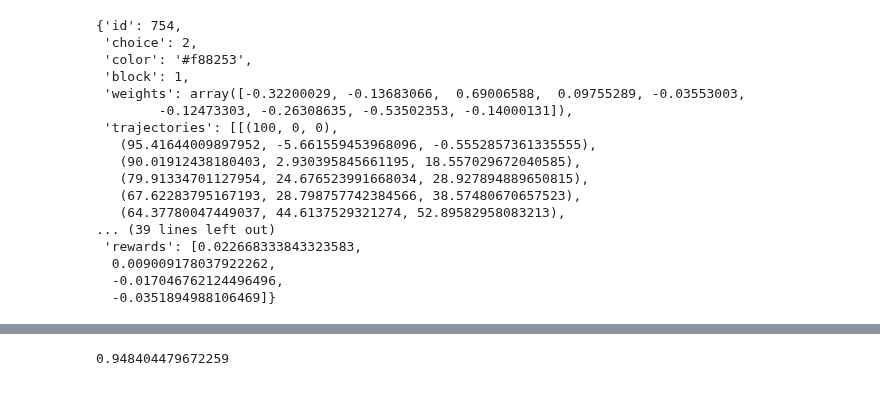
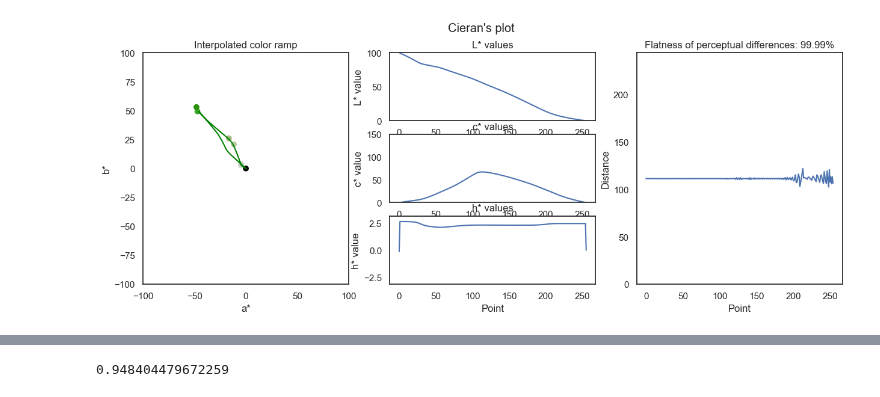
Before and after one commit to matthhong/cieran, a Jupyter notebook: Cieran.ipynb, the cells around one changed output, grey strips where cells are left out. Saved outputs shown, nothing was run; the diff lists cells and outputs as text; code cells hidden in the pictures.

```diff
--- a/Cieran.ipynb
+++ b/Cieran.ipynb
@@ -27,20 +19,0 @@ GridBox(children=(Output(outputs=({'output_type': 'display_data', 'data': {'text
-# %%
-cie.data
-# %% [output]
-{'id': 754,
- 'choice': 2,
- 'color': '#f88253',
- 'block': 1,
- 'weights': array([-0.32200029, -0.13683066,  0.69006588,  0.09755289, -0.03553003,
-        -0.12473303, -0.26308635, -0.53502353, -0.14000131]),
- 'trajectories': [[(100, 0, 0),
-   (95.41644009897952, -5.661559453968096, -0.5552857361335555),
-   (90.01912438180403, 2.930395845661195, 18.557029672040585),
-   (79.91334701127954, 24.676523991668034, 28.927894889650815),
-   (67.62283795167193, 28.798757742384566, 38.57480670657523),
-   (64.37780047449037, 44.6137529321274, 52.89582958083213),
-... (39 lines left out)
- 'rewards': [0.022668333843323583,
-  0.009009178037922262,
-  -0.017046762124496496,
-  -0.0351894988106469]}
@@ -46,0 +22,4 @@ cie.data
+# %%
+cie._search_result.plot_all()
+# %% [output]
+[figure, added]
```
Also changed, not shown: parts of 31 cells of this notebook, 8 other files.
